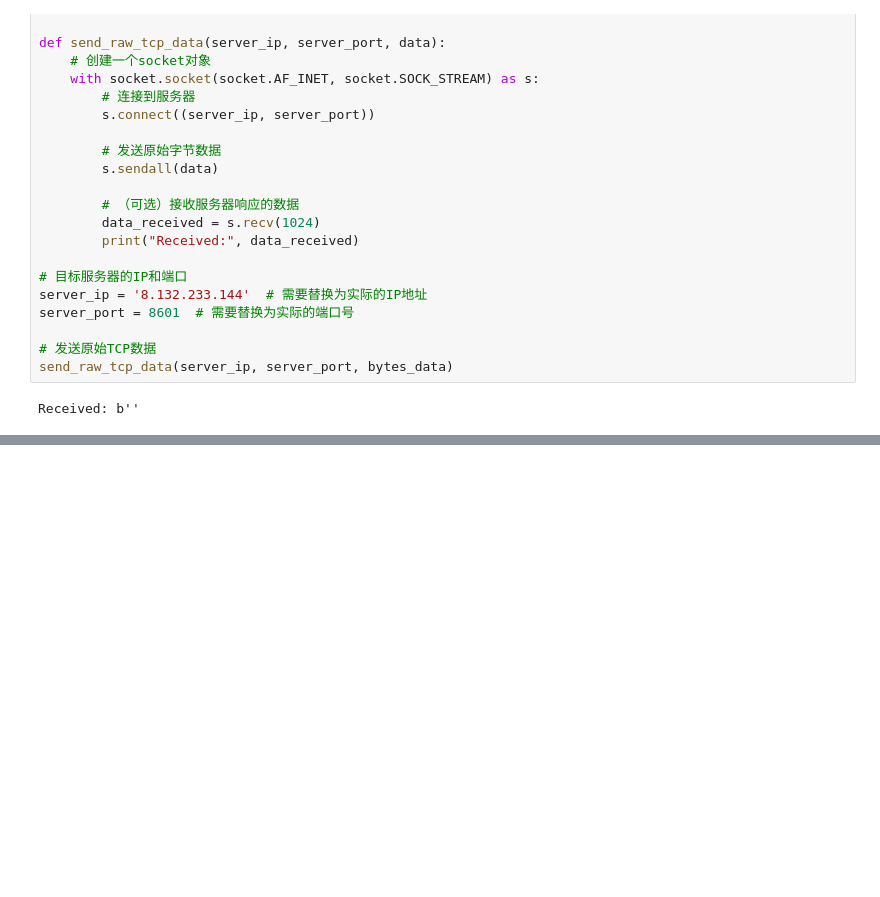
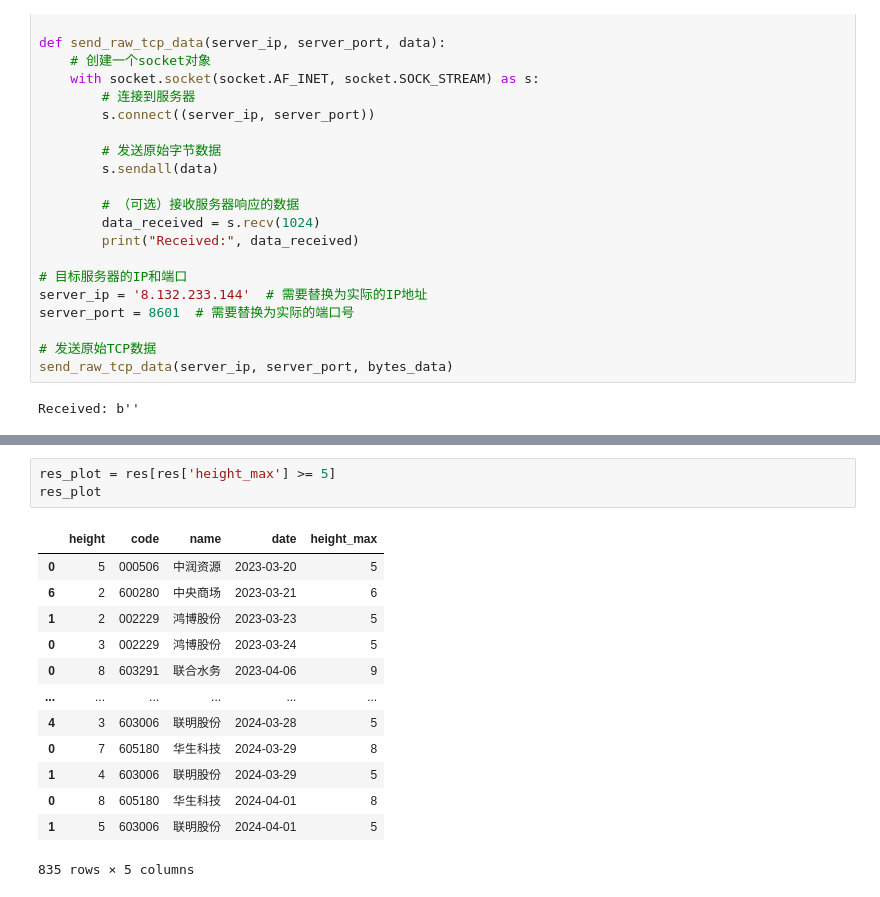
Before and after one commit to Zhu-Aemon/slingshot, a Jupyter notebook: test.ipynb, the cells around one changed output, grey strips where cells are left out. Drawn from its saved outputs; the diff is of its cells as text; blank space fills up the shorter version.

```diff
--- a/test.ipynb
+++ b/test.ipynb
@@ -241,0 +401,17 @@ Received: b''
+# %%
+res_plot = res[res['height_max'] >= 5]
+res_plot
+# %% [output]
+|  | height | code | name | date | height_max |
+| 0 | 5 | 000506 | 中润资源 | 2023-03-20 | 5 |
+| 6 | 2 | 600280 | 中央商场 | 2023-03-21 | 6 |
+| 1 | 2 | 002229 | 鸿博股份 | 2023-03-23 | 5 |
+| 0 | 3 | 002229 | 鸿博股份 | 2023-03-24 | 5 |
+| 0 | 8 | 603291 | 联合水务 | 2023-04-06 | 9 |
+| ... | ... | ... | ... | ... | ... |
+| 4 | 3 | 603006 | 联明股份 | 2024-03-28 | 5 |
+| 0 | 7 | 605180 | 华生科技 | 2024-03-29 | 8 |
+| 1 | 4 | 603006 | 联明股份 | 2024-03-29 | 5 |
+| 0 | 8 | 605180 | 华生科技 | 2024-04-01 | 8 |
+| 1 | 5 | 603006 | 联明股份 | 2024-04-01 | 5 |
+835 rows × 5 columns
```
Also changed, not shown: parts of 18 cells of this notebook, 1 other file.
